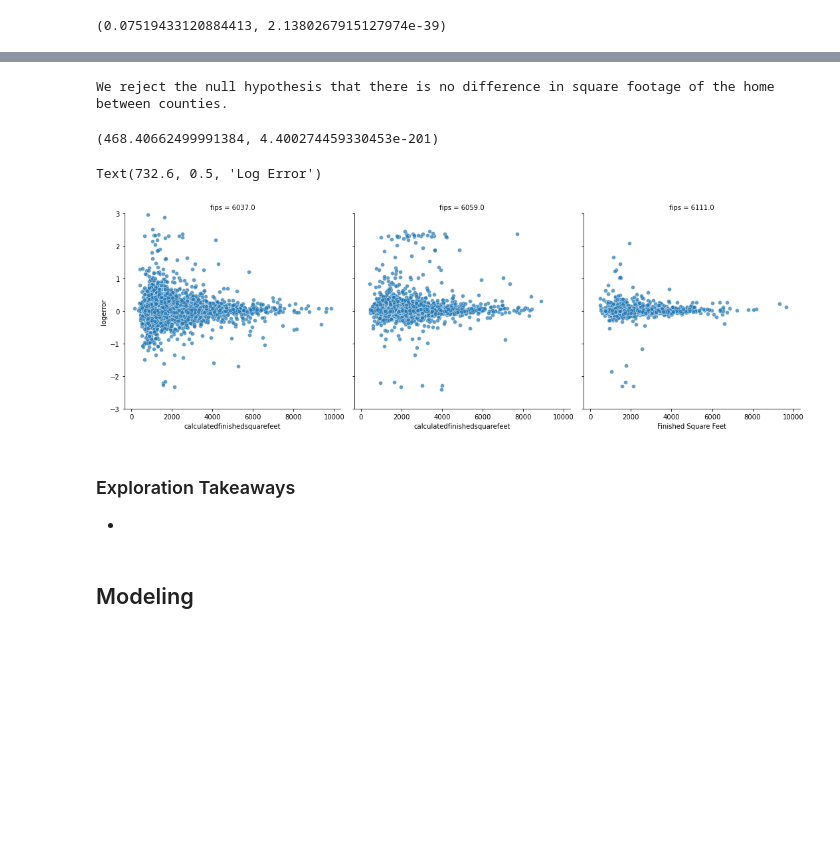
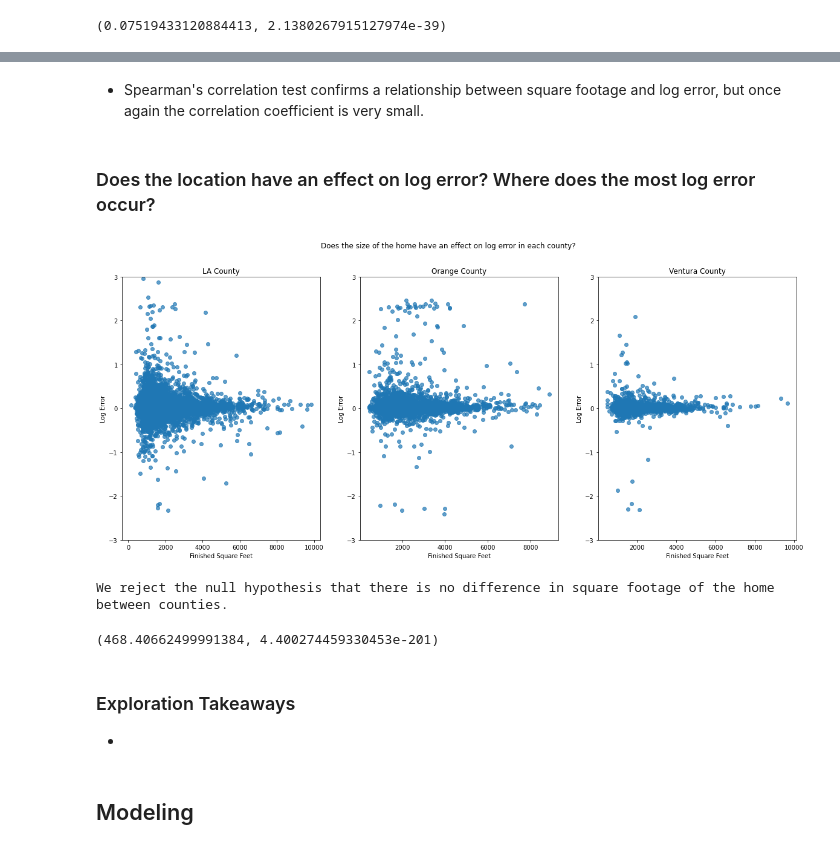
Before and after one commit to Dashing-through-Zillow/clustering-project, a Jupyter notebook: report_draft.ipynb, the cells around one changed output, grey strips where cells are left out. Drawn from its saved outputs; the diff is of its cells as text; code cells hidden in the pictures; blank space fills up the shorter version.

```diff
--- a/report_draft.ipynb
+++ b/report_draft.ipynb
@@ -302,21 +294,20 @@ explore.plot_size_county(X_train, y_train)
-# %%
-explore.anova_sqft_fips(X_train)
-# %% [output]
-We reject the null hypothesis that there is no difference in square footage of the home between counties.
-(468.40662499991384, 4.400274459330453e-201)
+# %% [markdown]
+- Spearman's correlation test confirms a relationship between square footage and log error, but once again the correlation coefficient is very small.
+# %% [markdown]
+### Does the location have an effect on log error? Where does the most log error occur?
 # %%
-sns.relplot(y=y_train.logerror, x=X_train.calculatedfinishedsquarefeet,
-            col=X_train.fips, alpha=.7)
-plt.ylim([-3,3])
-plt.xlabel('Finished Square Feet')
-plt.ylabel('Log Error')
+explore.plot_size_county_error(X_train, y_train)
 # %% [output]
-Text(732.6, 0.5, 'Log Error')
-[figure, old version]
+[figure, new version]
-# %% [markdown]
-### Exploration Takeaways
-
--
+# %%
+explore.anova_sqft_fips(X_train)
+# %% [output]
+We reject the null hypothesis that there is no difference in square footage of the home between counties.
+(468.40662499991384, 4.400274459330453e-201)
+# %% [markdown]
+### Exploration Takeaways
+
+-
 # %% [markdown]
 ## Modeling
 # %% [markdown]
```
Also changed, not shown: parts of 33 cells of this notebook.
